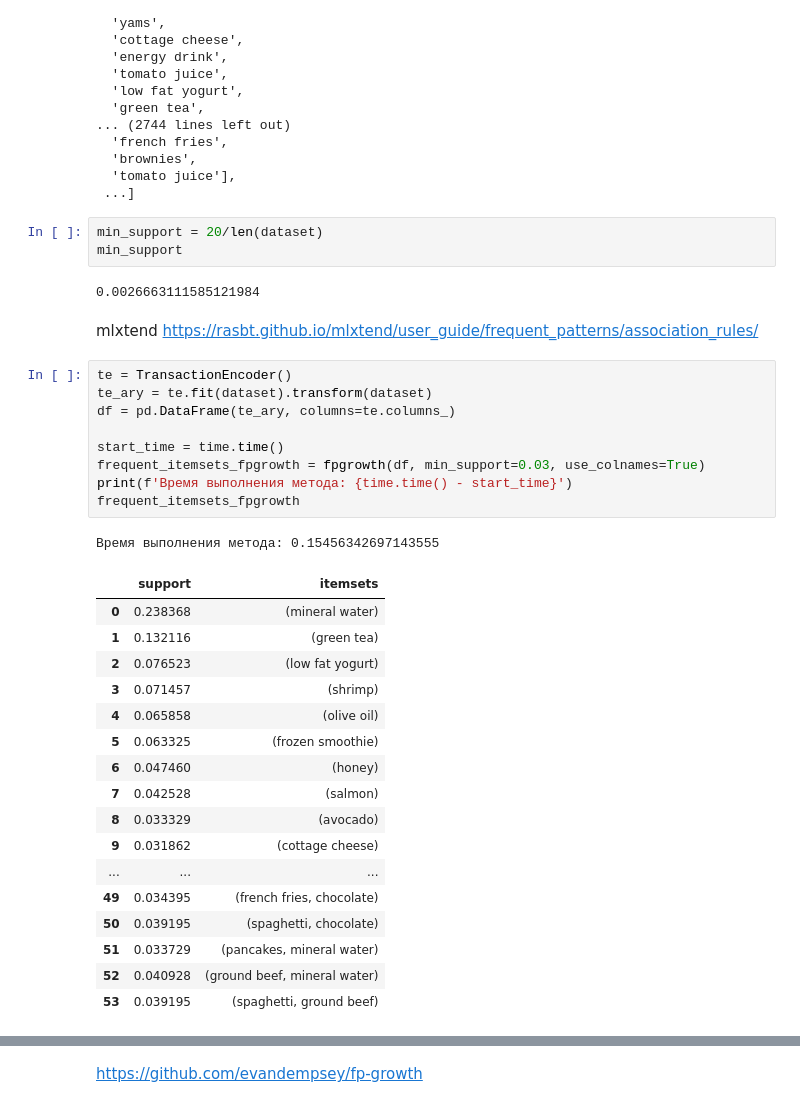
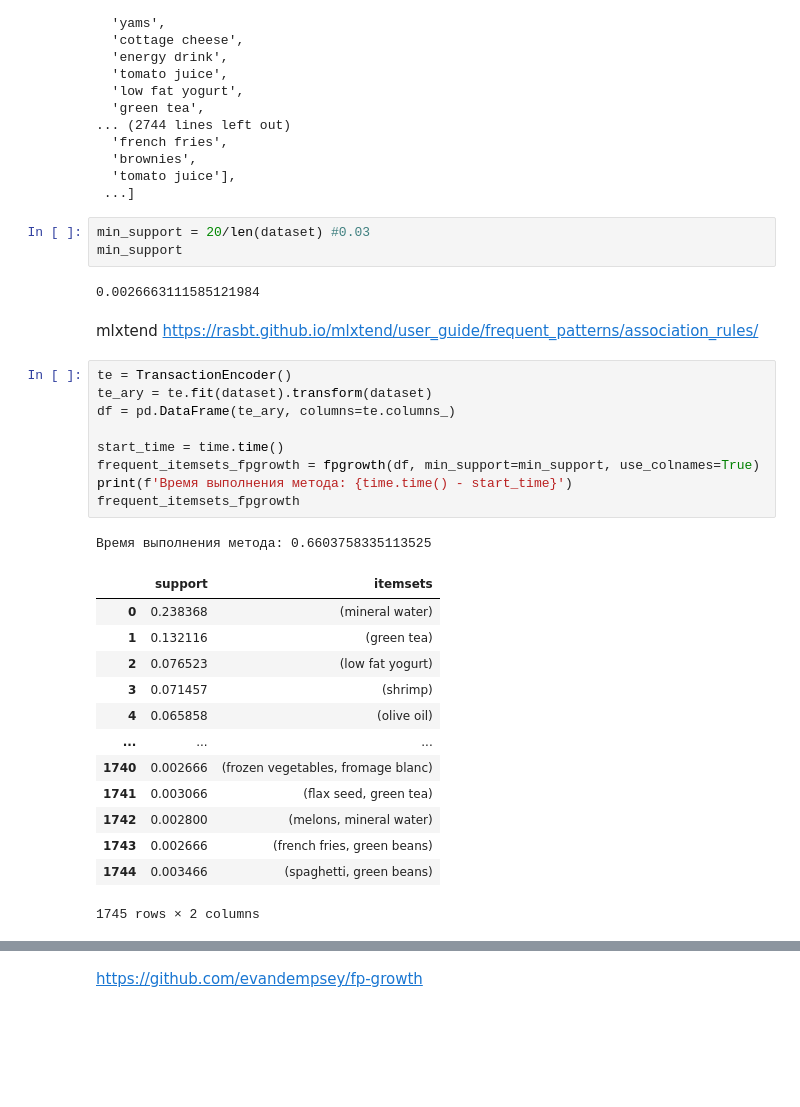
Before and after one commit to whoismuch/association-rule-mining, a Jupyter notebook: comparison.ipynb, the cells around one changed output, grey strips where cells are left out. Saved outputs shown, nothing was run; the diff lists cells and outputs as text; blank space fills up the shorter version.

```diff
--- a/comparison.ipynb
+++ b/comparison.ipynb
@@ -44,7 +44,7 @@ dataset
   'tomato juice'],
  ...]
 # %%
-min_support = 20/len(dataset)
+min_support = 20/len(dataset) #0.03
 min_support
 # %% [output]
 0.0026663111585121984
@@ -54,30 +54,26 @@ https://rasbt.github.io/mlxtend/user_guide/frequent_patterns/association_rules/
 # %%
 te = TransactionEncoder()
 te_ary = te.fit(dataset).transform(dataset)
 df = pd.DataFrame(te_ary, columns=te.columns_)
 
 start_time = time.time()
-frequent_itemsets_fpgrowth = fpgrowth(df, min_support=0.03, use_colnames=True)
+frequent_itemsets_fpgrowth = fpgrowth(df, min_support=min_support, use_colnames=True)
 print(f'Время выполнения метода: {time.time() - start_time}')
 frequent_itemsets_fpgrowth
 # %% [output]
-Время выполнения метода: 0.15456342697143555
+Время выполнения метода: 0.6603758335113525
 |  | support | itemsets |
 | 0 | 0.238368 | (mineral water) |
 | 1 | 0.132116 | (green tea) |
 | 2 | 0.076523 | (low fat yogurt) |
 | 3 | 0.071457 | (shrimp) |
 | 4 | 0.065858 | (olive oil) |
-| 5 | 0.063325 | (frozen smoothie) |
-| 6 | 0.047460 | (honey) |
-| 7 | 0.042528 | (salmon) |
-| 8 | 0.033329 | (avocado) |
-| 9 | 0.031862 | (cottage cheese) |
 | ... | ... | ... |
-| 49 | 0.034395 | (french fries, chocolate) |
-| 50 | 0.039195 | (spaghetti, chocolate) |
-| 51 | 0.033729 | (pancakes, mineral water) |
-| 52 | 0.040928 | (ground beef, mineral water) |
-| 53 | 0.039195 | (spaghetti, ground beef) |
+| 1740 | 0.002666 | (frozen vegetables, fromage blanc) |
+| 1741 | 0.003066 | (flax seed, green tea) |
+| 1742 | 0.002800 | (melons, mineral water) |
+| 1743 | 0.002666 | (french fries, green beans) |
+| 1744 | 0.003466 | (spaghetti, green beans) |
+1745 rows × 2 columns
 # %%
 start_time = time.time()
```
Also changed, not shown: parts of 11 cells of this notebook.
